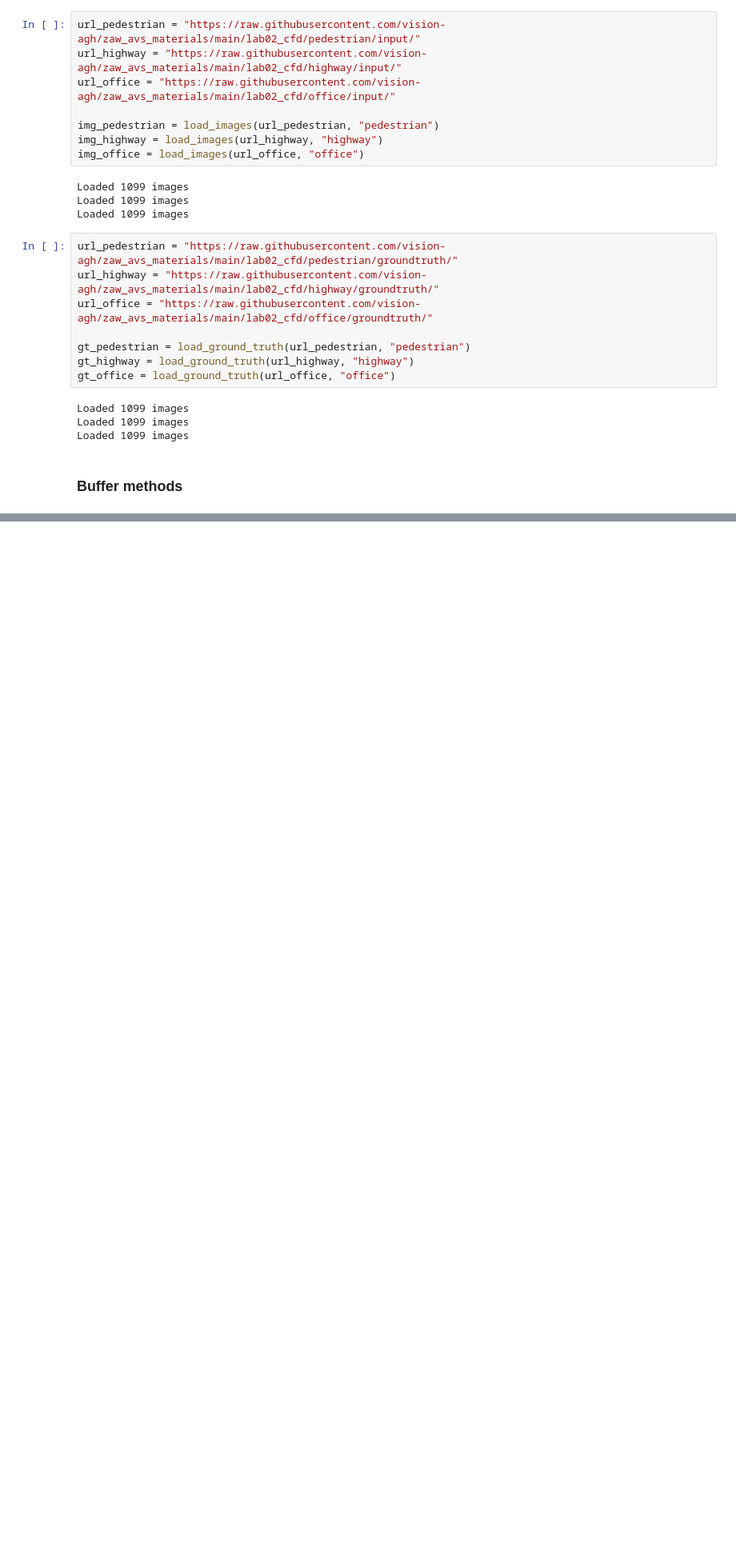
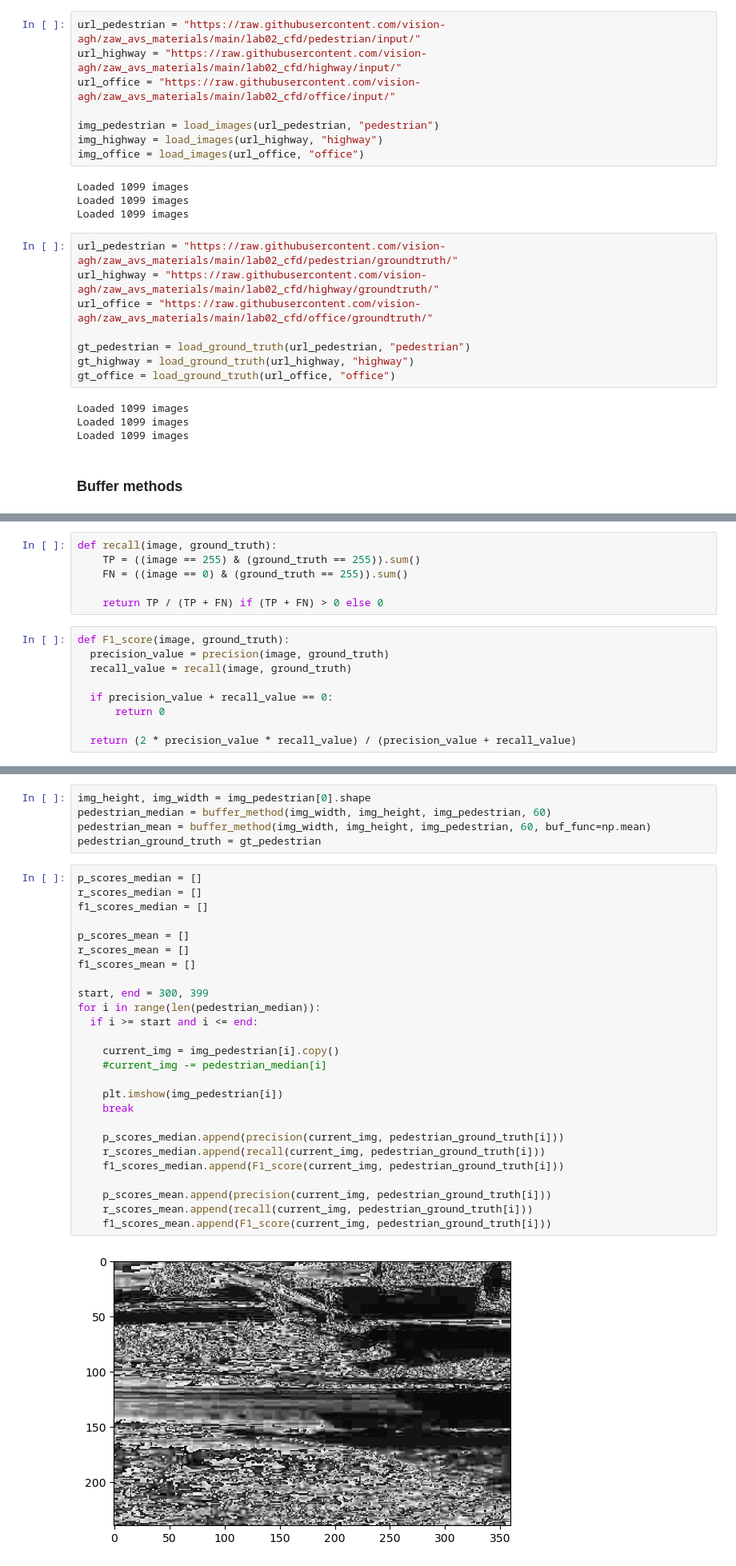
Before and after one commit to MrWlobo/Zaawansowane_Algorytmy_Wizyjne, a Jupyter notebook: Lab03/ZAW_Lab03.ipynb, the cells around one changed output, grey strips where cells are left out. Shown at 80% size. Cells and saved outputs as stored; diff of their text form; blank space fills up the shorter version.

```diff
--- a/Lab03/ZAW_Lab03.ipynb
+++ b/Lab03/ZAW_Lab03.ipynb
@@ -121,0 +111,15 @@ print(next(a))
+# %%
+def recall(image, ground_truth):
+    TP = ((image == 255) & (ground_truth == 255)).sum()
+    FN = ((image == 0) & (ground_truth == 255)).sum()
+
+    return TP / (TP + FN) if (TP + FN) > 0 else 0
+# %%
+def F1_score(image, ground_truth):
+  precision_value = precision(image, ground_truth)
+  recall_value = recall(image, ground_truth)
+
+  if precision_value + recall_value == 0:
+      return 0
+
+  return (2 * precision_value * recall_value) / (precision_value + recall_value)
@@ -121,0 +128,33 @@ print(next(a))
+# %%
+img_height, img_width = img_pedestrian[0].shape
+pedestrian_median = buffer_method(img_width, img_height, img_pedestrian, 60)
+pedestrian_mean = buffer_method(img_width, img_height, img_pedestrian, 60, buf_func=np.mean)
+pedestrian_ground_truth = gt_pedestrian
+# %%
+p_scores_median = []
+r_scores_median = []
+f1_scores_median = []
+
+p_scores_mean = []
+r_scores_mean = []
+f1_scores_mean = []
+
+start, end = 300, 399
+for i in range(len(pedestrian_median)):
+  if i >= start and i <= end:
+
+    current_img = img_pedestrian[i].copy()
+    #current_img -= pedestrian_median[i]
+
+    plt.imshow(img_pedestrian[i])
+    break
+
+    p_scores_median.append(precision(current_img, pedestrian_ground_truth[i]))
+    r_scores_median.append(recall(current_img, pedestrian_ground_truth[i]))
+    f1_scores_median.append(F1_score(current_img, pedestrian_ground_truth[i]))
+
+    p_scores_mean.append(precision(current_img, pedestrian_ground_truth[i]))
+    r_scores_mean.append(recall(current_img, pedestrian_ground_truth[i]))
+    f1_scores_mean.append(F1_score(current_img, pedestrian_ground_truth[i]))
+# %% [output]
+[figure, added]
```
Also changed, not shown: parts of 6 cells of this notebook.
